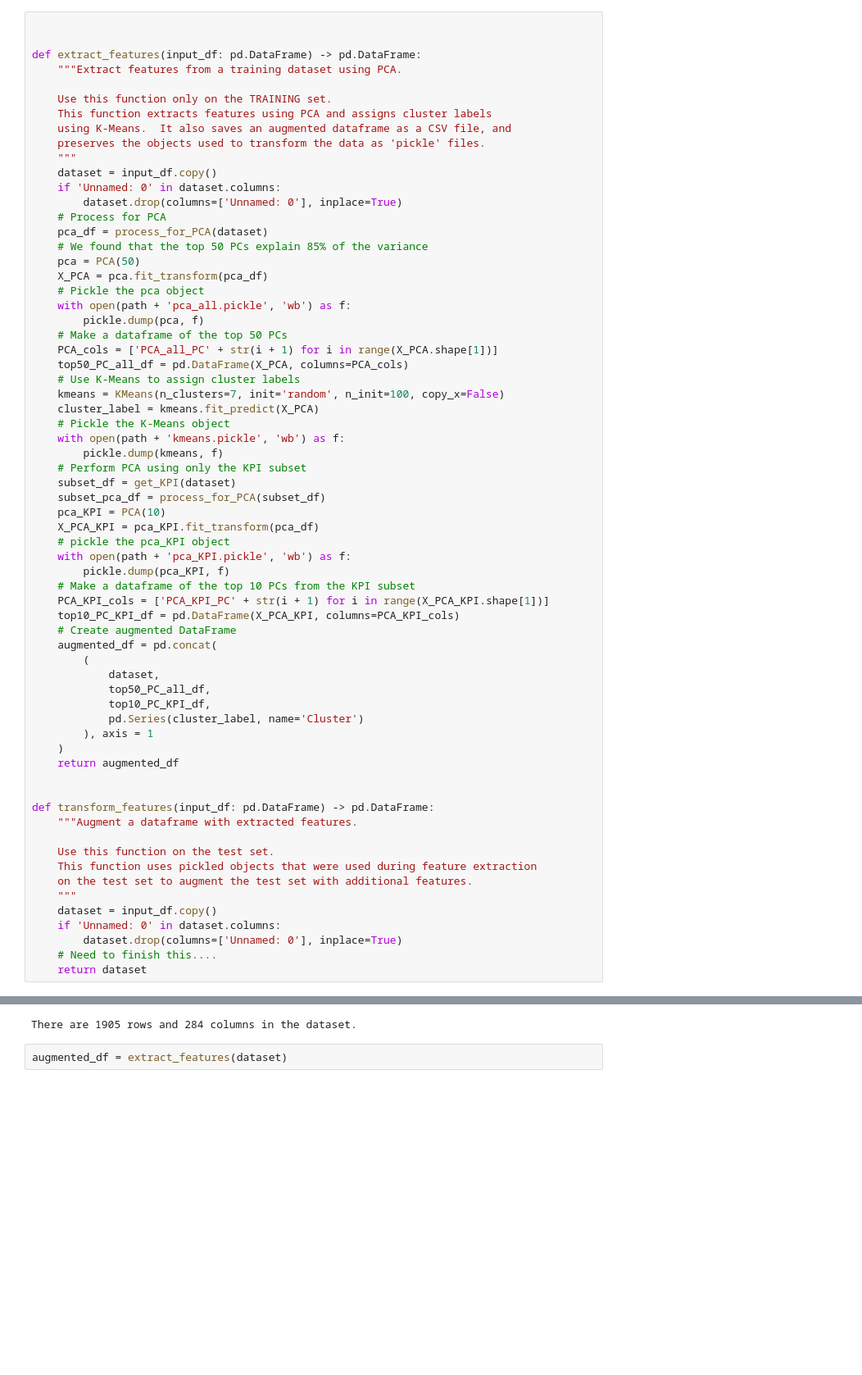
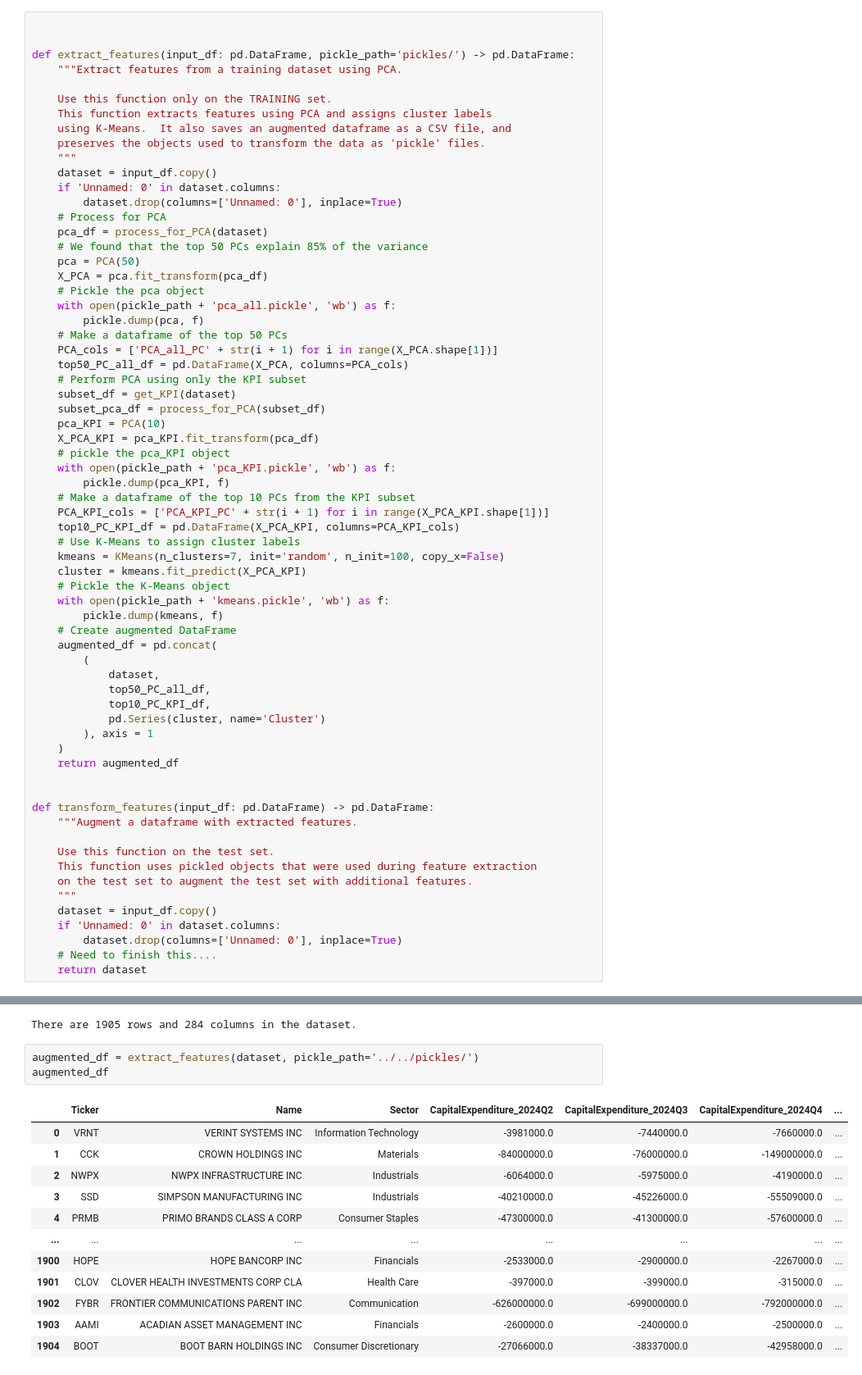
Before and after one commit to tmacpherson6/machine_learning_in_fundamental_valuations, a Jupyter notebook: Notebooks/Pete/PCA_pipeline.ipynb, the cells around one changed output, grey strips where cells are left out. Shown at 82% size. Cells and saved outputs as stored; diff of their text form; blank space fills up the shorter version.

Commit message:
updated extract_features.py

```diff
--- a/Notebooks/Pete/PCA_pipeline.ipynb
+++ b/Notebooks/Pete/PCA_pipeline.ipynb
@@ -16,7 +16,7 @@ from unsupervised_helpers import *
 # %%
 
 
-def extract_features(input_df: pd.DataFrame) -> pd.DataFrame:
+def extract_features(input_df: pd.DataFrame, pickle_path='pickles/') -> pd.DataFrame:
     """Extract features from a training dataset using PCA.
 
     Use this function only on the TRAINING set.
@@ -33,35 +33,35 @@ def extract_features(input_df: pd.DataFrame) -> pd.DataFrame:
     pca = PCA(50)
     X_PCA = pca.fit_transform(pca_df)
     # Pickle the pca object
-    with open(path + 'pca_all.pickle', 'wb') as f:
+    with open(pickle_path + 'pca_all.pickle', 'wb') as f:
         pickle.dump(pca, f)
     # Make a dataframe of the top 50 PCs
     PCA_cols = ['PCA_all_PC' + str(i + 1) for i in range(X_PCA.shape[1])]
     top50_PC_all_df = pd.DataFrame(X_PCA, columns=PCA_cols)
-    # Use K-Means to assign cluster labels
-    kmeans = KMeans(n_clusters=7, init='random', n_init=100, copy_x=False)
-    cluster_label = kmeans.fit_predict(X_PCA)
-    # Pickle the K-Means object
-    with open(path + 'kmeans.pickle', 'wb') as f:
-        pickle.dump(kmeans, f)
     # Perform PCA using only the KPI subset
     subset_df = get_KPI(dataset)
     subset_pca_df = process_for_PCA(subset_df)
     pca_KPI = PCA(10)
     X_PCA_KPI = pca_KPI.fit_transform(pca_df)
     # pickle the pca_KPI object
-    with open(path + 'pca_KPI.pickle', 'wb') as f:
+    with open(pickle_path + 'pca_KPI.pickle', 'wb') as f:
         pickle.dump(pca_KPI, f)
     # Make a dataframe of the top 10 PCs from the KPI subset
     PCA_KPI_cols = ['PCA_KPI_PC' + str(i + 1) for i in range(X_PCA_KPI.shape[1])]
     top10_PC_KPI_df = pd.DataFrame(X_PCA_KPI, columns=PCA_KPI_cols)
+    # Use K-Means to assign cluster labels
+    kmeans = KMeans(n_clusters=7, init='random', n_init=100, copy_x=False)
+    cluster = kmeans.fit_predict(X_PCA_KPI)
+    # Pickle the K-Means object
+    with open(pickle_path + 'kmeans.pickle', 'wb') as f:
+        pickle.dump(kmeans, f)
     # Create augmented DataFrame
     augmented_df = pd.concat(
         (
             dataset,
             top50_PC_all_df,
             top10_PC_KPI_df,
-            pd.Series(cluster_label, name='Cluster')
+            pd.Series(cluster, name='Cluster')
         ), axis = 1
     )
     return augmented_df
@@ -91,5 +91,18 @@ print(f'There are {dataset.shape[0]} rows and {dataset.shape[1]} columns in the
 # %% [output]
 There are 1905 rows and 284 columns in the dataset.
 # %%
-augmented_df = extract_features(dataset)
+augmented_df = extract_features(dataset, pickle_path='../../pickles/')
+augmented_df
 # %% [output]
+|  | Ticker | Name | Sector | CapitalExpenditure_2024Q2 | CapitalExpenditure_2024Q3 | CapitalExpenditure_2024Q4 | ... |
+| 0 | VRNT | VERINT SYSTEMS INC | Information Technology | -3981000.0 | -7440000.0 | -7660000.0 | ... |
+| 1 | CCK | CROWN HOLDINGS INC | Materials | -84000000.0 | -76000000.0 | -149000000.0 | ... |
+| 2 | NWPX | NWPX INFRASTRUCTURE INC | Industrials | -6064000.0 | -5975000.0 | -4190000.0 | ... |
+| 3 | SSD | SIMPSON MANUFACTURING INC | Industrials | -40210000.0 | -45226000.0 | -55509000.0 | ... |
+| 4 | PRMB | PRIMO BRANDS CLASS A CORP | Consumer Staples | -47300000.0 | -41300000.0 | -57600000.0 | ... |
+| ... | ... | ... | ... | ... | ... | ... | ... |
+| 1900 | HOPE | HOPE BANCORP INC | Financials | -2533000.0 | -2900000.0 | -2267000.0 | ... |
+| 1901 | CLOV | CLOVER HEALTH INVESTMENTS CORP CLA | Health Care | -397000.0 | -399000.0 | -315000.0 | ... |
+| 1902 | FYBR | FRONTIER COMMUNICATIONS PARENT INC | Communication | -626000000.0 | -699000000.0 | -792000000.0 | ... |
+| 1903 | AAMI | ACADIAN ASSET MANAGEMENT INC | Financials | -2600000.0 | -2400000.0 | -2500000.0 | ... |
+| 1904 | BOOT | BOOT BARN HOLDINGS INC | Consumer Discretionary | -27066000.0 | -38337000.0 | -42958000.0 | ... |
```
Also changed, not shown: parts of 1 cell of this notebook, 7 other files.
